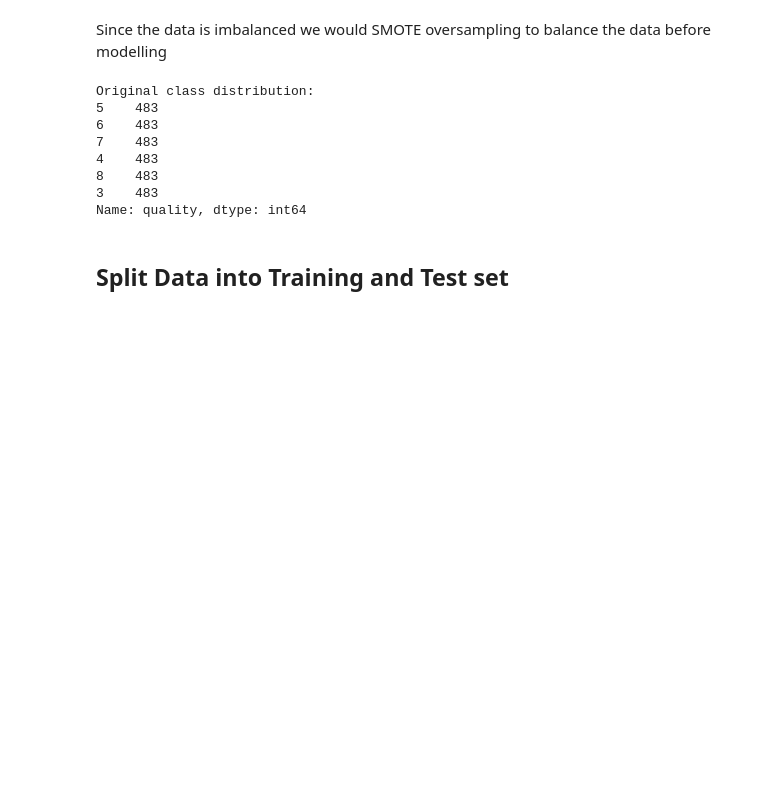
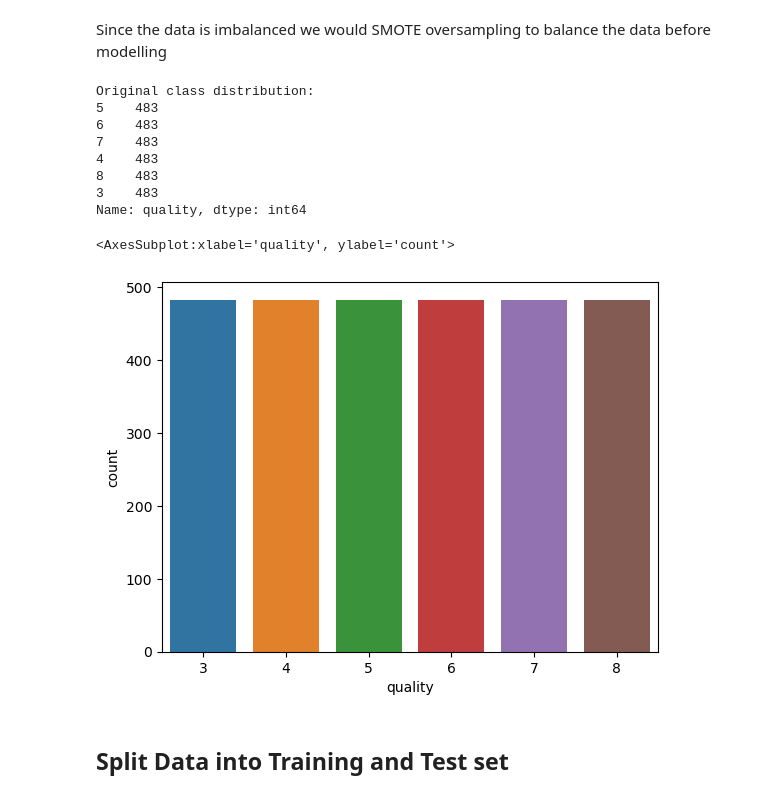
Before and after one commit to NancyArmah/Wine_Quality_Classification, a Jupyter notebook: wine_quality_classification.ipynb, the cells around one changed output. Saved outputs shown, nothing was run; the diff lists cells and outputs as text; code cells hidden in the pictures; blank space fills up the shorter version.

Commit message:
new chart

```diff
--- a/wine_quality_classification.ipynb
+++ b/wine_quality_classification.ipynb
@@ -365,6 +365,13 @@ Original class distribution:
 8    483
 3    483
 Name: quality, dtype: int64
+# %%
+#Countplot of balanced classes
+
+sns.countplot(x=y)
+# %% [output]
+<AxesSubplot:xlabel='quality', ylabel='count'>
+[figure, added]
 # %% [markdown]
 ## Split Data into Training and Test set
 # %%
```
Also changed, not shown: parts of 1 cell of this notebook.
